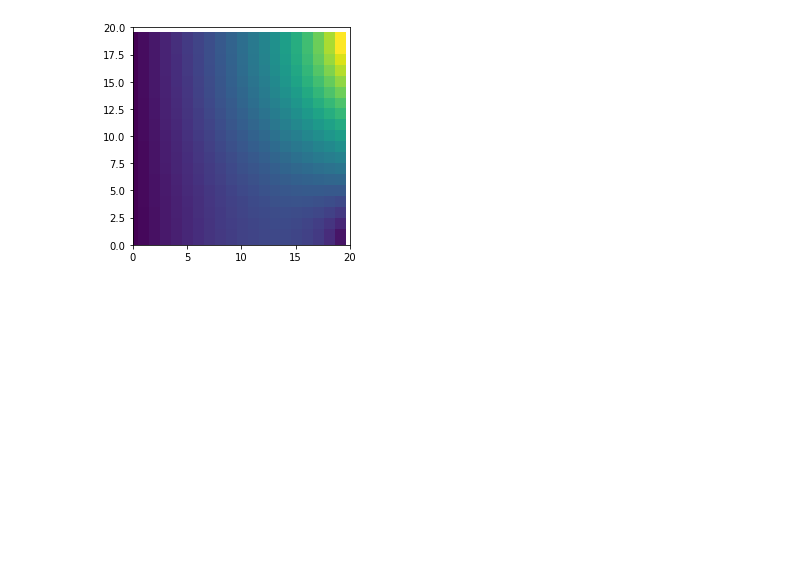
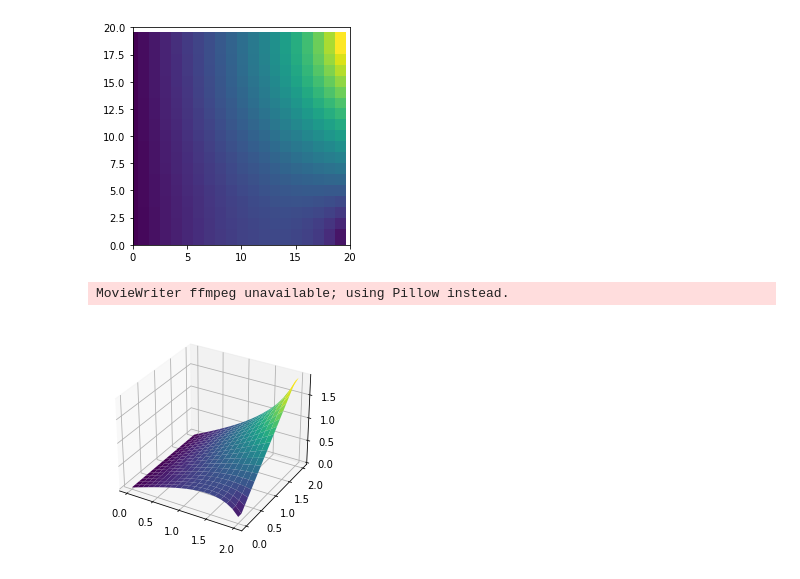
Before and after one commit to sushiTonpai/CFDsim2D, a Jupyter notebook: Laplace.ipynb, the cells around one changed output. Drawn from its saved outputs; the diff is of its cells as text; code cells hidden in the pictures; blank space fills up the shorter version.

```diff
--- a/Laplace.ipynb
+++ b/Laplace.ipynb
@@ -86,7 +86,7 @@ plt.show()
 p = p0.copy()
 n = 0
 
-target = 1e-10
+target = 0.001
 
 while True:
     p = p0.copy()
@@ -148,3 +148,36 @@ anim.save('2d laplace.gif', fps = 20)
 # %% [output]
 MovieWriter ffmpeg unavailable; using Pillow instead.
 [figure]
+# %%
+# animate
+p0 = np.zeros((ny,nx))
+#BC
+p0[:,-1] = ys
+p0[0,:] = p0[1,:]
+p0[-1:] = p0[-2,:]
+
+fig = plt.figure()
+ax = fig.add_subplot(111, projection='3d')
+surf = ax.plot_surface(X, Y, p0, cmap=cm.viridis)
+
+
+def animate(frames,p0,surf):
+    p = p0.copy()
+    for i in range(1,nx-1):
+        for j in range(1,ny-1):
+            p0[i,j] = 1/4 * (p[i+1,j] + p[i-1,j] + p[i,j+1] +p[i,j-1])
+            p0[:,-1] = ys
+            p0[0,:] = p0[1,:]
+            p0[-1:] = p0[-2,:]
+    ax.clear()
+    surf = ax.plot_surface(X, Y, p0, cmap=cm.viridis)
+
+    return surf,
+
+
+anim = animation.FuncAnimation(fig,animate,fargs=(p0,surf) , frames=557, repeat = True)
+anim.save('2d laplace but 3D.gif', fps = 20)
+plt.show()
+# %% [output]
+MovieWriter ffmpeg unavailable; using Pillow instead.
+[figure, added]
```
Also changed, not shown: parts of 1 cell of this notebook, 3 other files.
